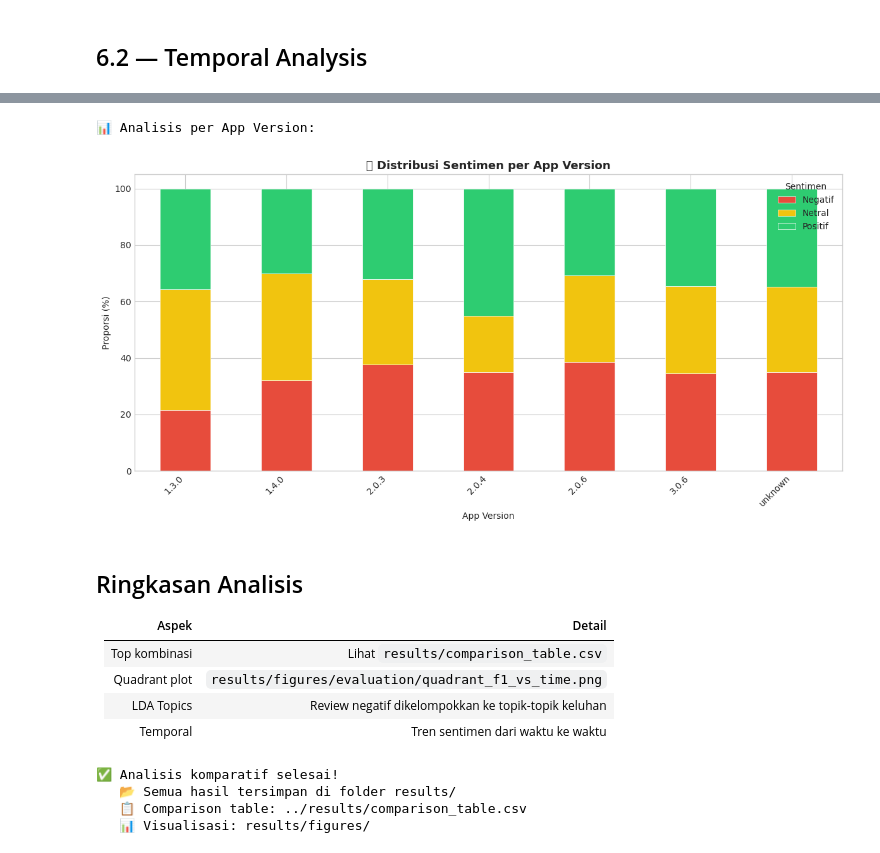
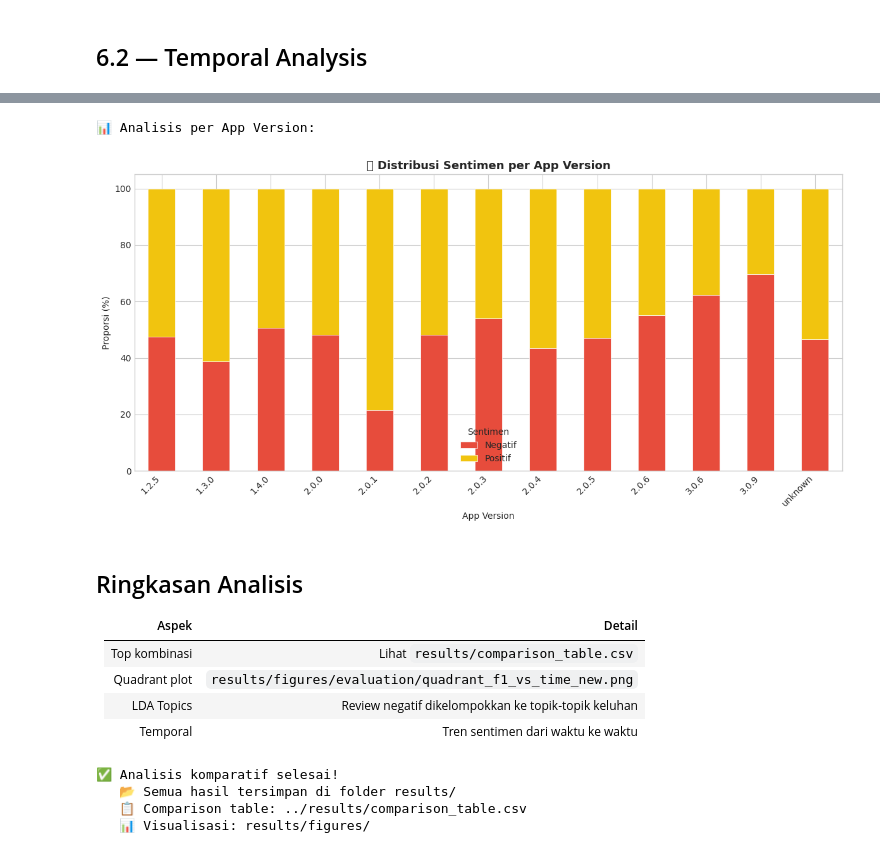
Before and after one commit to Universitas-Cakrawala/final-project-txmg1, a Jupyter notebook: notebooks/05.5_comparison_analysis.ipynb, the cells around one changed output, grey strips where cells are left out. Saved outputs shown, nothing was run; the diff lists cells and outputs as text; code cells hidden in the pictures.

```diff
--- a/notebooks/05.5_comparison_analysis.ipynb
+++ b/notebooks/05.5_comparison_analysis.ipynb
@@ -359,43 +363,43 @@ plt.show()
 if 'app_version' in df.columns:
     print("\n📊 Analisis per App Version:")
     version_sentiment = pd.crosstab(
         df['app_version'], df['sentiment'], normalize='index'
     ) * 100
     version_sentiment = version_sentiment.sort_index()
 
     # Hanya tampilkan versi dengan > 10 review
     version_counts = df['app_version'].value_counts()
     significant_versions = version_counts[version_counts > 10].index
     version_sentiment_filtered = version_sentiment.loc[
         version_sentiment.index.isin(significant_versions)
     ]
 
     if len(version_sentiment_filtered) > 0:
         fig, ax = plt.subplots(figsize=(12, 6))
-        version_sentiment_filtered[['Negatif', 'Netral', 'Positif']].plot(
+        version_sentiment_filtered[['Negatif', 'Positif']].plot(
             kind='bar', stacked=True, ax=ax,
             color=['#E74C3C', '#F1C40F', '#2ECC71'],
             edgecolor='white', linewidth=0.5
         )
         ax.set_xlabel('App Version')
         ax.set_ylabel('Proporsi (%)')
         ax.set_title('📊 Distribusi Sentimen per App Version', fontsize=13, fontweight='bold')
         ax.legend(title='Sentimen')
         plt.xticks(rotation=45, ha='right')
         plt.tight_layout()
-        plt.savefig('../results/figures/interpretation/sentiment_by_version.png',
+        plt.savefig('../results/figures/interpretation/sentiment_by_version_new.png',
                     dpi=150, bbox_inches='tight')
         plt.show()
 # %% [output]
 📊 Analisis per App Version:
-[figure, old version]
+[figure, new version]
 # %% [markdown]
 ## Ringkasan Analisis
 
 | Aspek | Detail |
 |-------|--------|
 | Top kombinasi | Lihat `results/comparison_table.csv` |
-| Quadrant plot | `results/figures/evaluation/quadrant_f1_vs_time.png` |
+| Quadrant plot | `results/figures/evaluation/quadrant_f1_vs_time_new.png` |
 | LDA Topics | Review negatif dikelompokkan ke topik-topik keluhan |
 | Temporal | Tren sentimen dari waktu ke waktu |
 # %%
```
Also changed, not shown: parts of 8 cells of this notebook, 45 other files.
